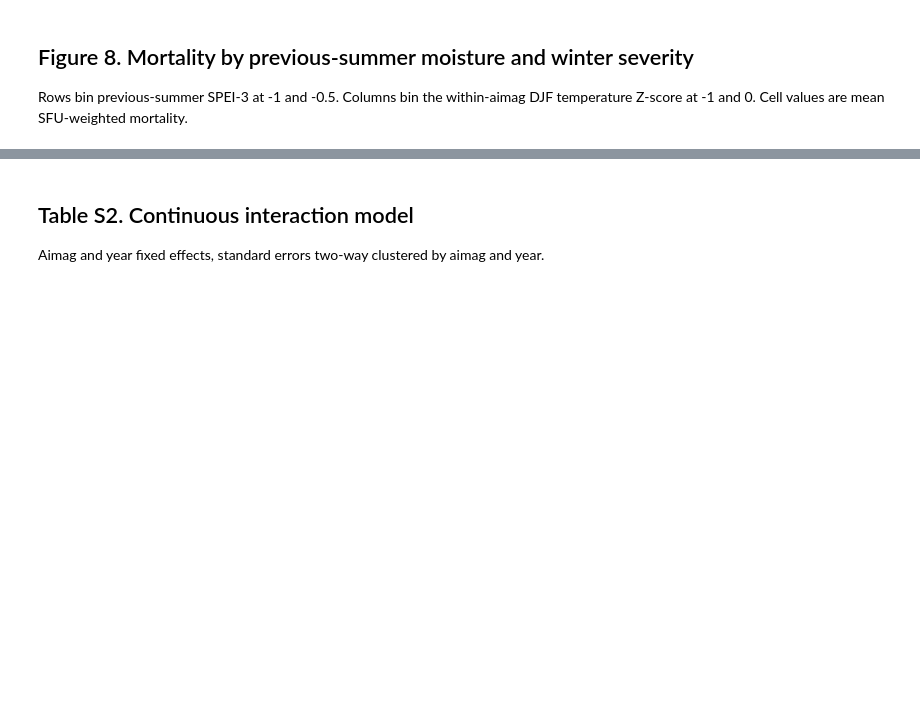
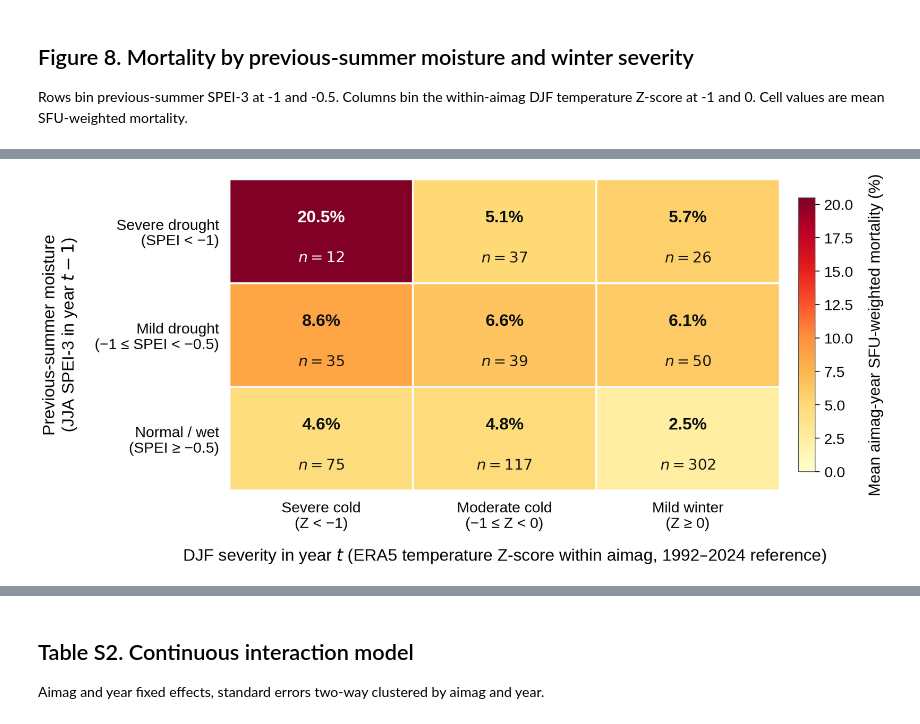
Before and after one commit to nominkhurelchuluun/mongolia-dzud-drought, a Jupyter notebook: notebooks/04_interaction_models.ipynb, the cells around one changed output, grey strips where cells are left out. Cells and saved outputs as stored; diff of their text form; code cells hidden in the pictures; blank space fills up the shorter version.

Commit message:
Add manuscript figures, updated notebooks and environment pins

```diff
--- a/notebooks/04_interaction_models.ipynb
+++ b/notebooks/04_interaction_models.ipynb
@@ -132,5 +173,6 @@ print(pd.DataFrame(counts, index=table_8.index,
 # %%
 HEATMAP_SCALE = 3.0
+COLORBAR_SEGMENTS = 96
 
 with mpl.rc_context({"font.size": 8 * HEATMAP_SCALE,
                      "axes.labelsize": 9 * HEATMAP_SCALE,
@@ -144,14 +186,31 @@ with mpl.rc_context({"font.size": 8 * HEATMAP_SCALE,
     ax.set_facecolor("white")
 
     vmax = float(np.nanmax(grid))
-    image = ax.imshow(grid, cmap="YlOrRd", aspect="auto", vmin=0, vmax=vmax,
-                      interpolation="none")
+    cmap = plt.get_cmap("YlOrRd")
+    norm = Normalize(vmin=0, vmax=vmax)
 
-    colorbar = fig.colorbar(image, ax=ax, shrink=0.88, pad=0.025, aspect=28)
-    colorbar.set_label("Mean aimag-year SFU-weighted mortality (%)",
-                       fontsize=8.5 * HEATMAP_SCALE, labelpad=8 * HEATMAP_SCALE)
-    colorbar.ax.tick_params(labelsize=8 * HEATMAP_SCALE, width=0.45 * HEATMAP_SCALE,
-                            length=2.4 * HEATMAP_SCALE, pad=2.4 * HEATMAP_SCALE)
+    for row_index in range(grid.shape[0]):
+        for column_index in range(grid.shape[1]):
+            value = grid[row_index, column_index]
+            facecolor = "#DDDDDD" if np.isnan(value) else cmap(norm(value))
+            ax.add_patch(Rectangle(
+                (column_index - 0.5, row_index - 0.5), 1, 1,
+                facecolor=facecolor, edgecolor="white",
+                linewidth=1.0 * HEATMAP_SCALE, zorder=2))
+            if np.isnan(value):
+                continue
+            text_color = "white" if value > vmax * 0.58 else "#111111"
+            ax.text(column_index, row_index - 0.13, f"{value:.1f}%", ha="center",
+                    va="center", fontsize=9 * HEATMAP_SCALE, fontweight="bold",
+                    color=text_color, zorder=5)
+            ax.text(column_index, row_index + 0.26,
+                    f"$n={counts[row_index, column_index]}$", ha="center",
+                    va="center", fontsize=8 * HEATMAP_SCALE, color=text_color,
+                    alpha=0.95, zorder=5)
+
+    ax.set_xlim(-0.5, grid.shape[1] - 0.5)
+    ax.set_ylim(grid.shape[0] - 0.5, -0.5)
+    ax.set_aspect("auto")
 
     ax.set_xticks(np.arange(len(TEMP_LABELS)), TEMP_LABELS,
                   fontsize=8 * HEATMAP_SCALE, linespacing=1.15)
@@ -167,31 +226,35 @@ with mpl.rc_context({"font.size": 8 * HEATMAP_SCALE,
     ax.set_ylabel("Previous-summer moisture\n(JJA SPEI-3 in year $t-1$)",
                   fontsize=9 * HEATMAP_SCALE, labelpad=9 * HEATMAP_SCALE)
 
-    for row_index in range(grid.shape[0]):
-        for column_index in range(grid.shape[1]):
-            value = grid[row_index, column_index]
-            if np.isnan(value):
-                continue
-            text_color = "white" if value > vmax * 0.58 else "#111111"
-            ax.text(column_index, row_index - 0.13, f"{value:.1f}%", ha="center",
-                    va="center", fontsize=9 * HEATMAP_SCALE, fontweight="bold",
-                    color=text_color, zorder=5)
-            ax.text(column_index, row_index + 0.26,
-                    f"$n={counts[row_index, column_index]}$", ha="center",
-                    va="center", fontsize=8 * HEATMAP_SCALE, color=text_color,
-                    alpha=0.95, zorder=5)
-
-    ax.set_xticks(np.arange(-0.5, grid.shape[1], 1), minor=True)
-    ax.set_yticks(np.arange(-0.5, grid.shape[0], 1), minor=True)
-    ax.grid(which="minor", color="white", linestyle="-",
-            linewidth=1.0 * HEATMAP_SCALE)
-    ax.grid(which="major", visible=False)
-    ax.tick_params(which="minor", bottom=False, left=False)
-
     for spine in ax.spines.values():
         spine.set_visible(False)
 
-    fig.subplots_adjust(left=0.25, right=0.91, top=0.82, bottom=0.27)
+    bar_axes = ax.inset_axes([1.035, 0.06, 0.030, 0.88])
+    edges = np.linspace(0, vmax, COLORBAR_SEGMENTS + 1)
+    for lower, upper in zip(edges[:-1], edges[1:]):
+        bar_axes.add_patch(Rectangle(
+            (0, lower), 1, upper - lower,
+            facecolor=cmap(norm((lower + upper) / 2)),
+            edgecolor="none", linewidth=0))
+    bar_axes.set_xlim(0, 1)
+    bar_axes.set_ylim(0, vmax)
+    bar_axes.set_xticks([])
+    bar_axes.yaxis.set_ticks_position("right")
+    bar_axes.yaxis.set_label_position("right")
+    bar_axes.set_ylabel("Mean aimag-year SFU-weighted mortality (%)",
+                        fontsize=8.5 * HEATMAP_SCALE,
+                        labelpad=8 * HEATMAP_SCALE)
+    bar_axes.tick_params(axis="y", labelsize=8 * HEATMAP_SCALE,
+                         width=0.45 * HEATMAP_SCALE,
+                         length=2.4 * HEATMAP_SCALE, pad=2.4 * HEATMAP_SCALE)
+    bar_axes.grid(False)
+    for spine in bar_axes.spines.values():
+        spine.set_visible(True)
+        spine.set_color("#555555")
+        spine.set_linewidth(0.35 * HEATMAP_SCALE)
+
+    fig.subplots_adjust(left=0.25, right=0.86, top=0.82, bottom=0.27)
 
 dl.save_figure(fig, "figure_08_drought_cold_heatmap", scale=HEATMAP_SCALE)
 plt.show()
+# %% [output]
@@ -197,0 +262 @@ plt.show()
+[figure, added]
```
Also changed, not shown: parts of 14 cells of this notebook, 18 other files.
